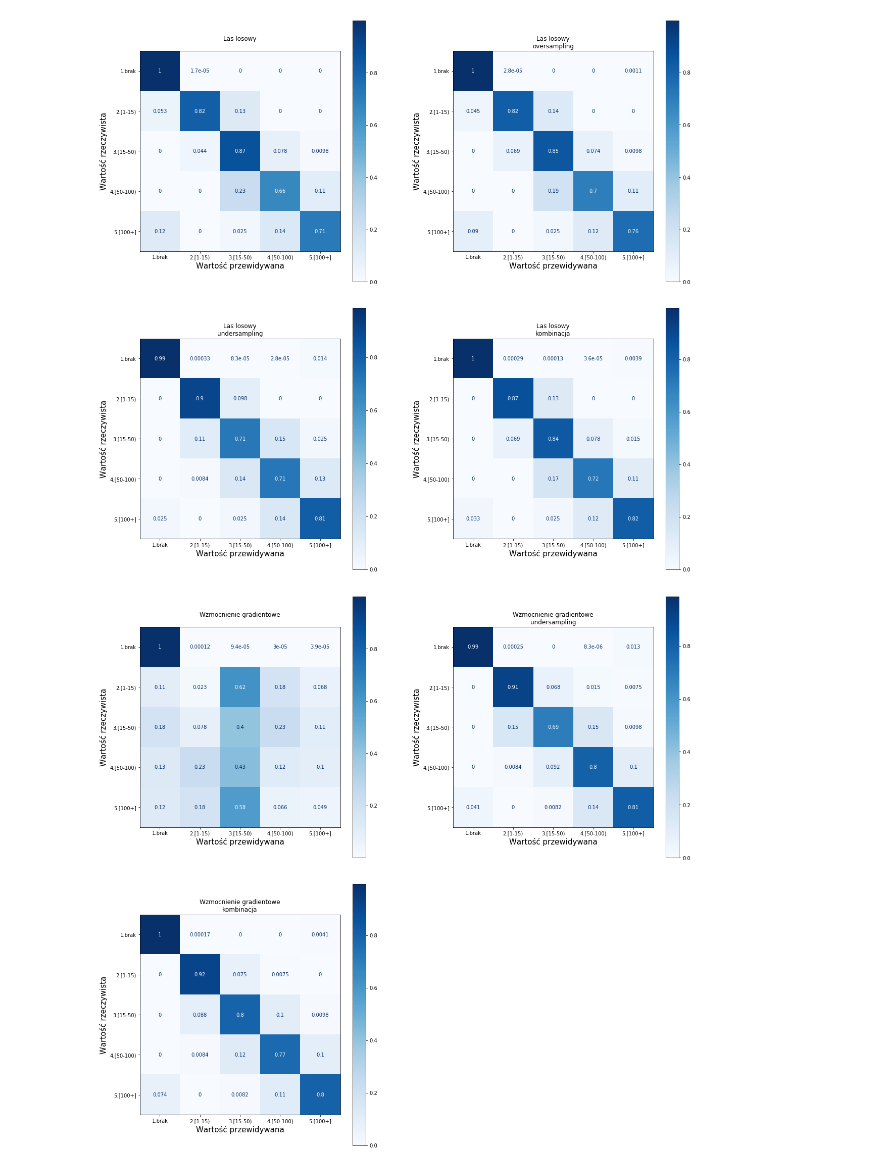
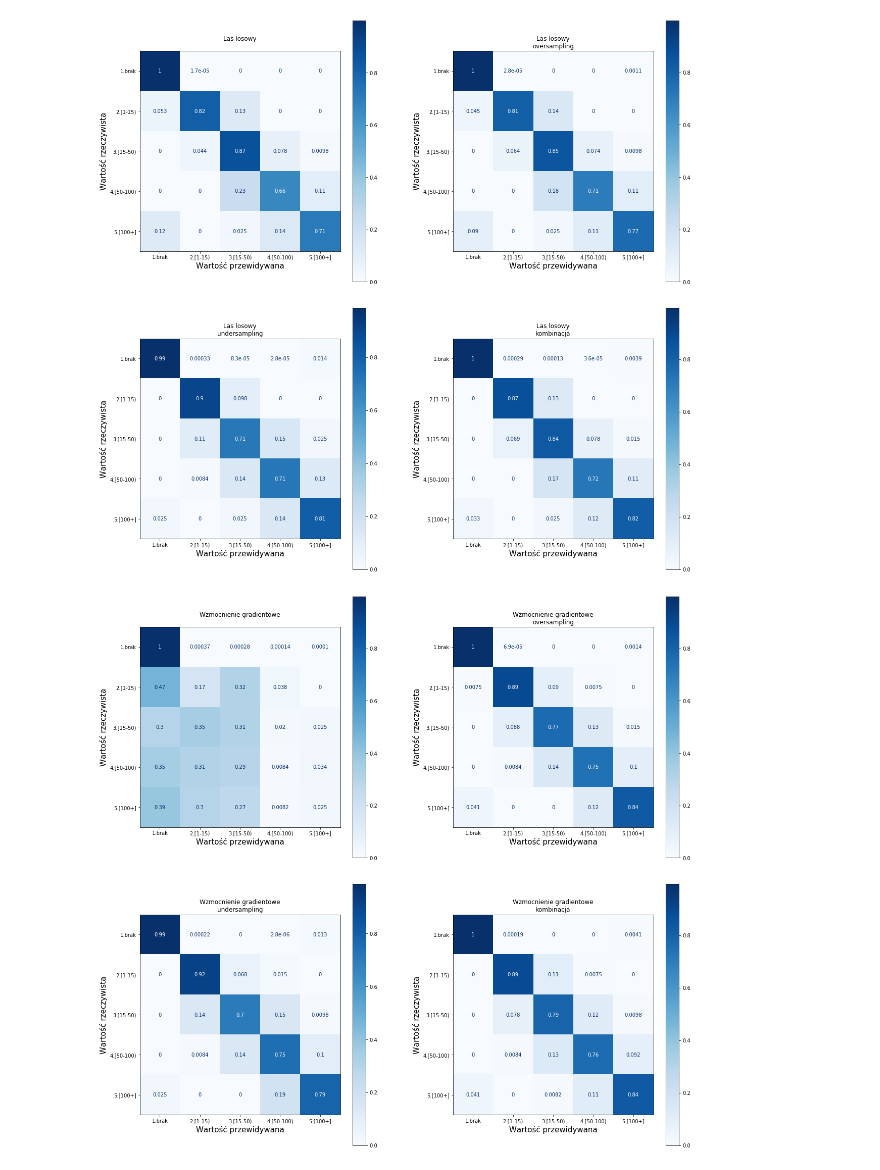
Before and after one commit to DuDiiC/engineering-thesis, a Jupyter notebook: notebooks/03_learning/classification.ipynb, the cells around one changed output. Cells and saved outputs as stored; diff of their text form; code cells hidden in the pictures.

Commit message:
Improve gradient boosting classification
Using better class from scikit-learn for huge dataset
GradientBoostingClassifier => HistGradientBoostingClassifier

```diff
--- a/notebooks/03_learning/classification.ipynb
+++ b/notebooks/03_learning/classification.ipynb
@@ -147,10 +148,10 @@ models = [
         RandomForestClassifier(n_jobs=6, random_state=42),
     ],
     [
-        GradientBoostingClassifier(max_depth=4, random_state=42),
-        GradientBoostingClassifier(max_depth=4, random_state=42),
-        GradientBoostingClassifier(max_depth=4, random_state=42),
-        GradientBoostingClassifier(max_depth=4, random_state=42),
+        HistGradientBoostingClassifier(max_depth=4, random_state=42),
+        HistGradientBoostingClassifier(max_depth=4, random_state=42),
+        HistGradientBoostingClassifier(max_depth=4, random_state=42),
+        HistGradientBoostingClassifier(max_depth=4, random_state=42),
     ]
 ]
 # %%
@@ -167,14 +168,12 @@ for model_list, name in zip(models, names):
     y_pred_list = []
     confusion_matrice_list = []
     for model, x, y, data_label in zip(model_list, X_trains, y_trains, data_labels):
-#         if not ((name == 'Wzmocnienie gradientowe') and (data_label == 'oversampling')):
-        if not data_label == 'oversampling':
-            y_pred, cm = \
-                classification_summary(model, name, data_label, group_names,
-                    x, X_test, y, y_test,
-                    f'../../results/classification/{name} {data_label} - macierz.jpg')
-            y_pred_list.append(y_pred)
-            confusion_matrice_list.append(cm)
+        y_pred, cm = \
+            classification_summary(model, name, data_label, group_names,
+                x, X_test, y, y_test,
+                f'../../results/classification/{name} {data_label} - macierz.jpg')
+        y_pred_list.append(y_pred)
+        confusion_matrice_list.append(cm)
     y_preds.append(y_pred_list[:])
     confusion_matrices.append(confusion_matrice_list[:])
 # %% [output]
@@ -199,20 +198,15 @@ weighted avg       1.00      1.00      1.00    362121
 best_models_confusion_matrices = []
 # %%
 for model_list, name, confusion_matrices_list in zip(models, names, confusion_matrices):
-    if name == 'Wzmocnienie gradientowe':
-        compare_confusion_matrices(2, 2, list(model_list[i] for i in [0, 2, 3]),
-                                   X_test, y_test, group_names, name,
-                                   list(data_labels[i] for i in [0, 2, 3]),
-                                   f'../../results/classification/macierze koincydencji - {name}.png')
-    else:
-        compare_confusion_matrices(2, 2, model_list, X_test, y_test,
-                                   group_names, name, data_labels,
-                                   f'../../results/classification/macierze koincydencji - {name}.png')
+
+    compare_confusion_matrices(2, 2, model_list, X_test, y_test,
+                                group_names, name, data_labels,
+                                f'../../results/classification/macierze koincydencji - {name}.png')
     best_models_confusion_matrices.append(confusion_matrices_list[len(confusion_matrices_list)-1]) # najlepszy jest zawsze z over + under
 # %% [output]
 [figure]
 [figure]
-[figure, old version]
+[figure, new version]
 # %%
 compare_classification_models(best_models_confusion_matrices, names, group_names,
                               '../../results/classification/porównanie skuteczności modeli klasyfikacji.png')
```
Also changed, not shown: parts of 3 cells of this notebook, 1 other file.
